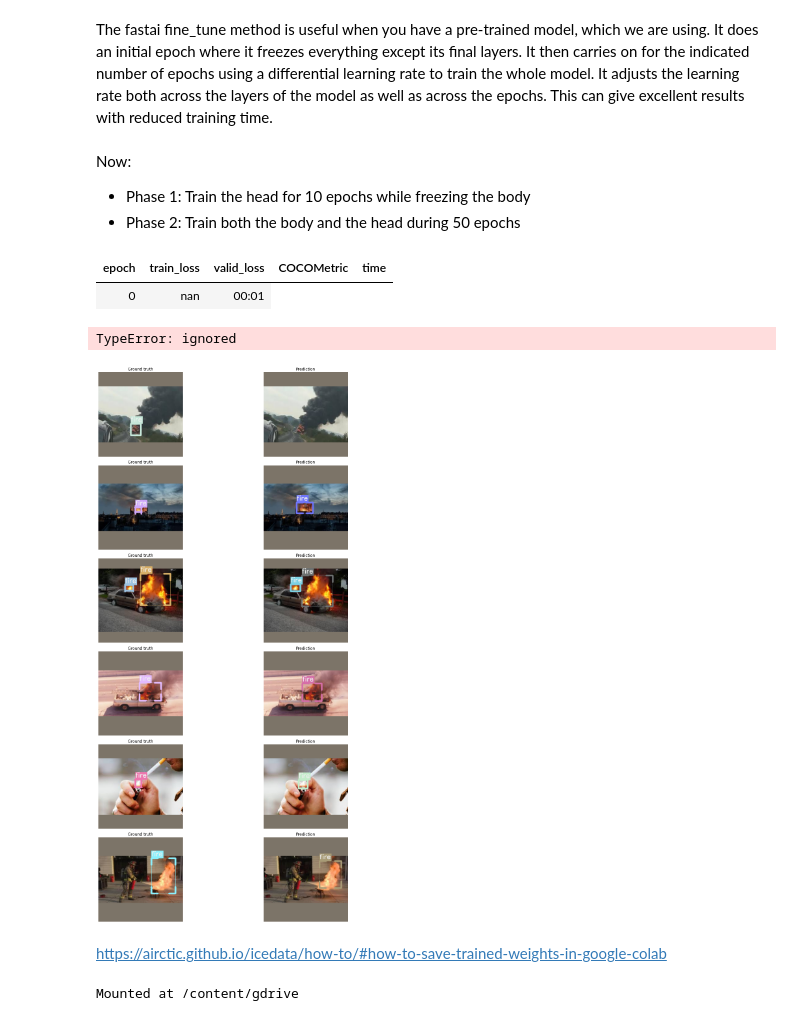
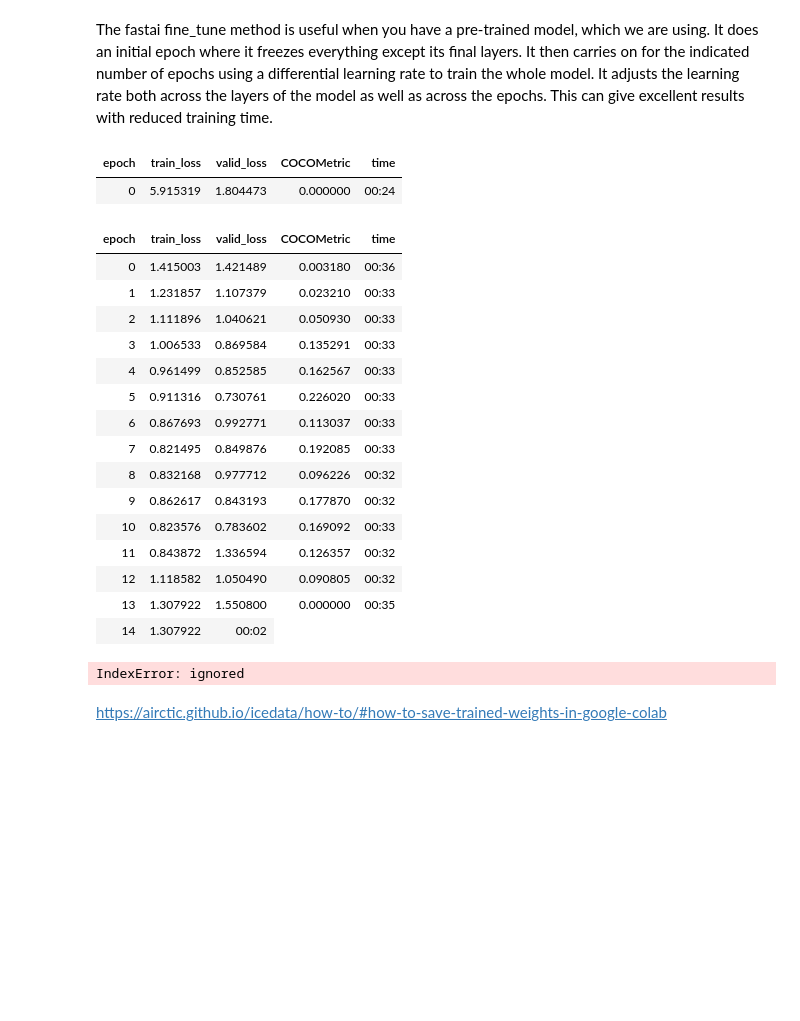
Before and after one commit to robmarkcole/fire-detection-from-images, a Jupyter notebook: pytorch/icevision/icevision_firenet_retinanet.ipynb, the cells around one changed output. Cells and saved outputs as stored; diff of their text form; code cells hidden in the pictures; blank space fills up the shorter version.

```diff
--- a/pytorch/icevision/icevision_firenet_retinanet.ipynb
+++ b/pytorch/icevision/icevision_firenet_retinanet.ipynb
@@ -127,8 +122,8 @@ Downloading: "https://download.pytorch.org/models/retinanet_resnet50_fpn_coco-ee
 Each model has its own dataloader (a pytorch `DataLoader`) that could be customized: the dataloaders for the RCNN models have a custom collate function.
 # %%
 # DataLoaders
-train_dl = efficientdet.train_dl(train_ds, batch_size=16, num_workers=4, shuffle=True)
-valid_dl = efficientdet.valid_dl(valid_ds, batch_size=16, num_workers=4, shuffle=False)
+train_dl = retinanet.train_dl(train_ds, batch_size=16, num_workers=4, shuffle=True)
+valid_dl = retinanet.valid_dl(valid_ds, batch_size=16, num_workers=4, shuffle=False)
 # %%
 batch, samples = first(train_dl)
 show_samples(samples[:6], class_map=class_map, ncols=3)
@@ -153,16 +148,24 @@ AttributeError: ignored
 # %% [markdown]
 The fastai fine_tune method is useful when you have a pre-trained model, which we are using. It does an initial epoch where it freezes everything except its final layers. It then carries on for the indicated number of epochs using a differential learning rate to train the whole model. It adjusts the learning rate both across the layers of the model as well as across the epochs. This can give excellent results with reduced training time.
-# %% [markdown]
-Now:
-* Phase 1: Train the head for 10 epochs while freezing the body
-* Phase 2: Train both the body and the head during 50 epochs
 # %%
-learn.fine_tune(50, 3e-2, freeze_epochs=10)
+learn.fine_tune(50, 3e-3, freeze_epochs=1)
 # %% [output]
 | epoch | train_loss | valid_loss | COCOMetric | time |
-| 0 | nan | 00:01 |
+| 0 | 5.915319 | 1.804473 | 0.000000 | 00:24 |
+| epoch | train_loss | valid_loss | COCOMetric | time |
+| 0 | 1.415003 | 1.421489 | 0.003180 | 00:36 |
+| 1 | 1.231857 | 1.107379 | 0.023210 | 00:33 |
+| 2 | 1.111896 | 1.040621 | 0.050930 | 00:33 |
+| 3 | 1.006533 | 0.869584 | 0.135291 | 00:33 |
+| 4 | 0.961499 | 0.852585 | 0.162567 | 00:33 |
+| 5 | 0.911316 | 0.730761 | 0.226020 | 00:33 |
+| 6 | 0.867693 | 0.992771 | 0.113037 | 00:33 |
+| 7 | 0.821495 | 0.849876 | 0.192085 | 00:33 |
+| 8 | 0.832168 | 0.977712 | 0.096226 | 00:32 |
+| 9 | 0.862617 | 0.843193 | 0.177870 | 00:32 |
+| 10 | 0.823576 | 0.783602 | 0.169092 | 00:33 |
+| 11 | 0.843872 | 1.336594 | 0.126357 | 00:32 |
+| 12 | 1.118582 | 1.050490 | 0.090805 | 00:32 |
+| 13 | 1.307922 | 1.550800 | 0.000000 | 00:35 |
+| 14 | 1.307922 | 00:02 |
-TypeError: ignored
+IndexError: ignored
-# %%
-efficientdet.show_results(model, valid_ds, class_map=class_map)
-# %% [output]
-[figure, removed]
@@ -175,7 +189,5 @@ from google.colab import drive
 drive.mount('/content/gdrive', force_remount=True)
 root_dir = Path('/content/gdrive/My Drive/')
 
-torch.save(model.state_dict(), root_dir/'models/icedata/efficientdet_fire.pth')
+torch.save(model.state_dict(), root_dir/'models/icedata/retinanet_fire.pth')
-# %% [output]
-Mounted at /content/gdrive
 # %% [markdown]
```
Also changed, not shown: parts of 11 cells of this notebook.
